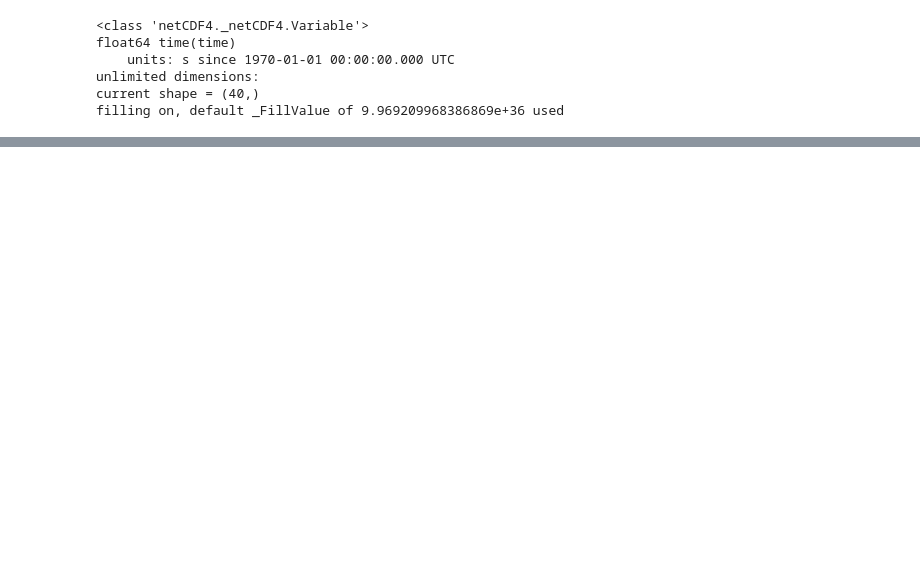
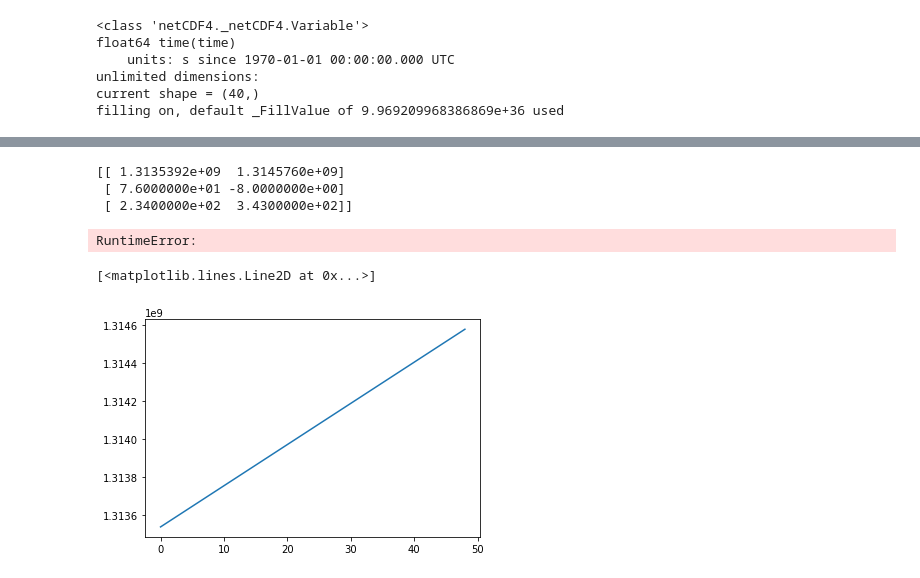
Before and after one commit to talizacks/yt_Summer_proj, a Jupyter notebook: Hurricane_Irene.ipynb, the cells around one changed output, grey strips where cells are left out. Saved outputs shown, nothing was run; the diff lists cells and outputs as text; code cells hidden in the pictures; blank space fills up the shorter version.

```diff
--- a/Hurricane_Irene.ipynb
+++ b/Hurricane_Irene.ipynb
@@ -181,0 +154,22 @@ RuntimeError:
+# %%
+data = {v: nc_dataset.variables[v][::-1,::-1,:] for v in v_names}
+
+bbox = np.array([[time[0], time[-1]],
+                [latitude[0], latitude[-1]],
+                [longitude[0],longitude[-1]]])
+print(bbox)
+ds = yt.load_uniform_grid(data, domain_dimensions = (time.shape[0], latitude.shape[0], longitude.shape[0]),
+                          bbox = bbox,
+                          geometry = ('cartesian', ('time', 'latitude', 'longitude')))
+
+ds.outer_radius = yt.units.km
+# %% [output]
+[[ 1.3135392e+09  1.3145760e+09]
+ [ 7.6000000e+01 -8.0000000e+00]
+ [ 2.3400000e+02  3.4300000e+02]]
+RuntimeError:
+# %%
+plt.plot(time)
+# %% [output]
+[<matplotlib.lines.Line2D at 0x...>]
+[figure, added]
```
Also changed, not shown: parts of 12 cells of this notebook, 17 other files.
